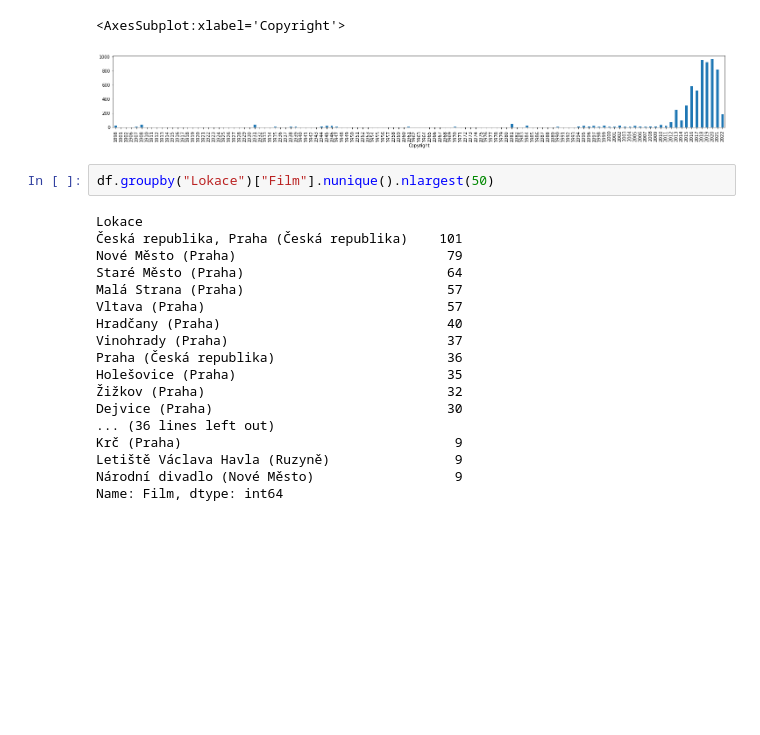
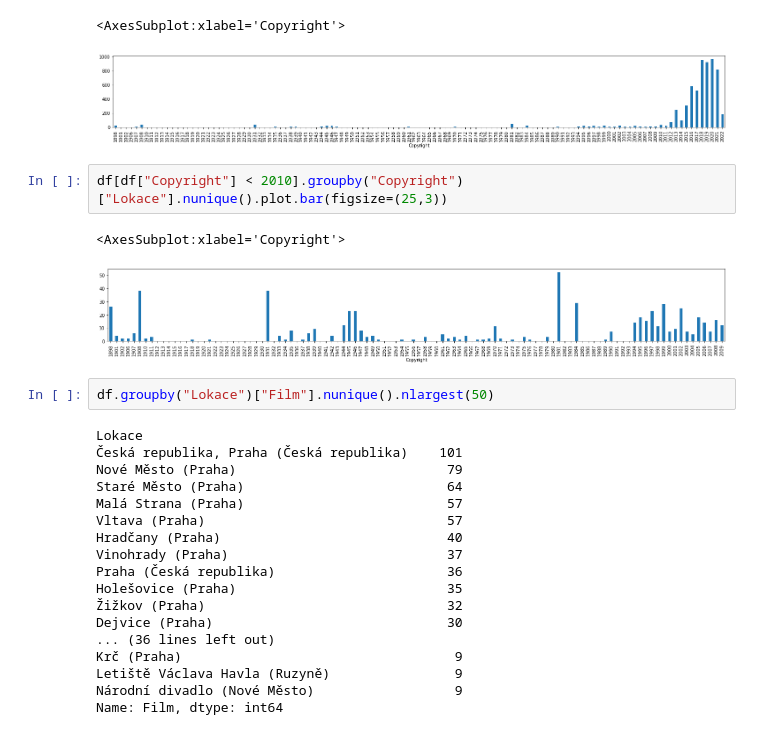
Before and after one commit to DataRozhlas/filmovy-prehled, a Jupyter notebook: 10 lokace.ipynb, the cells around one changed output. Saved outputs shown, nothing was run; the diff lists cells and outputs as text; blank space fills up the shorter version.

```diff
--- a/10 lokace.ipynb
+++ b/10 lokace.ipynb
@@ -9,6 +9,11 @@ df.groupby("Copyright")["Lokace"].nunique().plot.bar(figsize=(25,3))
 # %% [output]
 <AxesSubplot:xlabel='Copyright'>
 [figure]
+# %%
+df[df["Copyright"] < 2010].groupby("Copyright")["Lokace"].nunique().plot.bar(figsize=(25,3))
+# %% [output]
+<AxesSubplot:xlabel='Copyright'>
+[figure, added]
 # %%
 df.groupby("Lokace")["Film"].nunique().nlargest(50)
 # %% [output]
```
Also changed, not shown: 2 other files.
